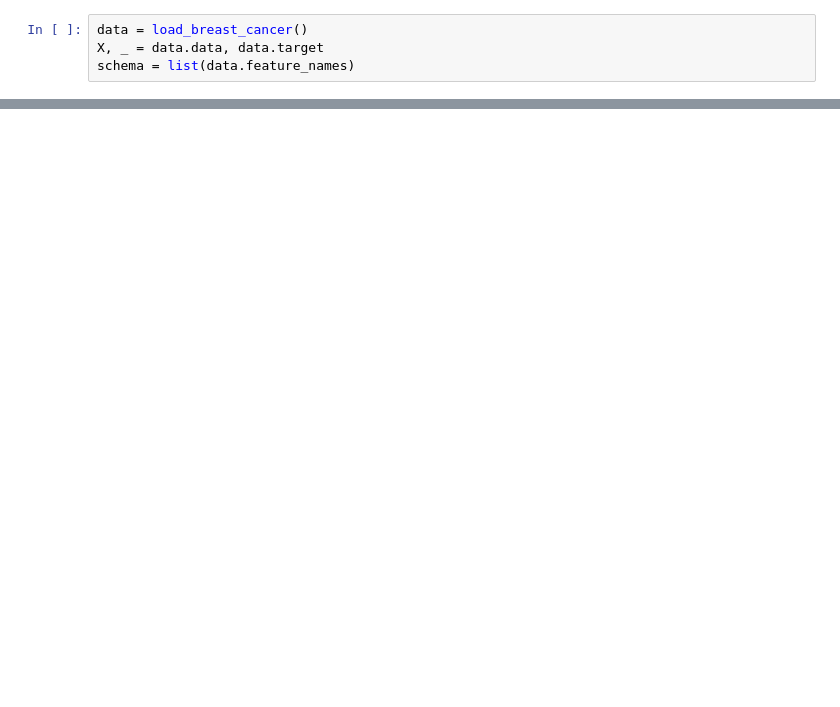
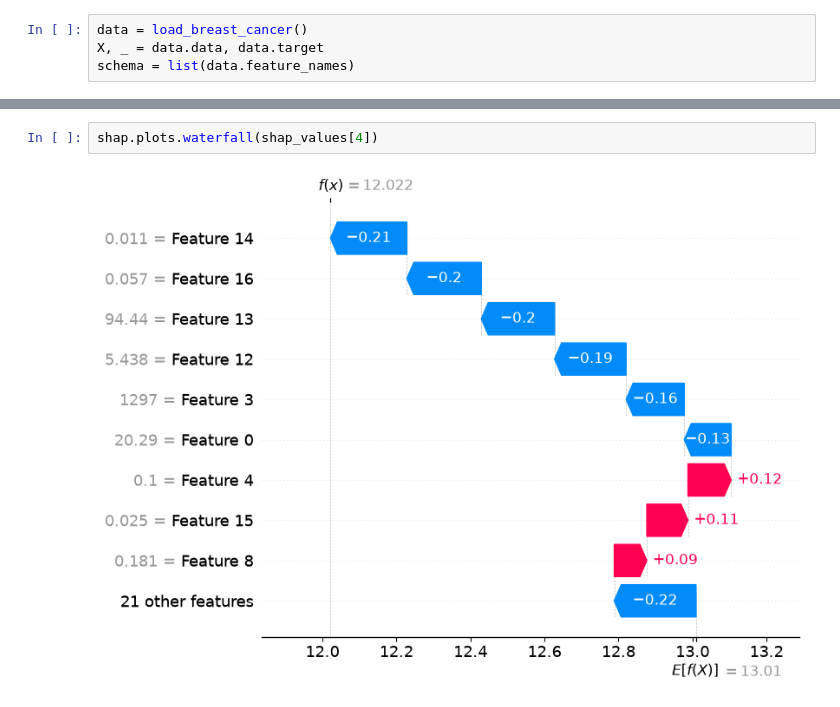
Before and after one commit to cromi0256/core, a Jupyter notebook: SOTA/Project05/src/project05/iso_dev00.ipynb, the cells around one changed output, grey strips where cells are left out. Drawn from its saved outputs; the diff is of its cells as text; blank space fills up the shorter version.

```diff
--- a/SOTA/Project05/src/project05/iso_dev00.ipynb
+++ b/SOTA/Project05/src/project05/iso_dev00.ipynb
@@ -66,0 +76,4 @@ array([-0.56031992, -0.43488577, -0.43704173, -0.63237602, -0.44336105,
+# %%
+shap.plots.waterfall(shap_values[4])
+# %% [output]
+[figure, added]
```
Also changed, not shown: parts of 5 cells of this notebook, 2 other files.
